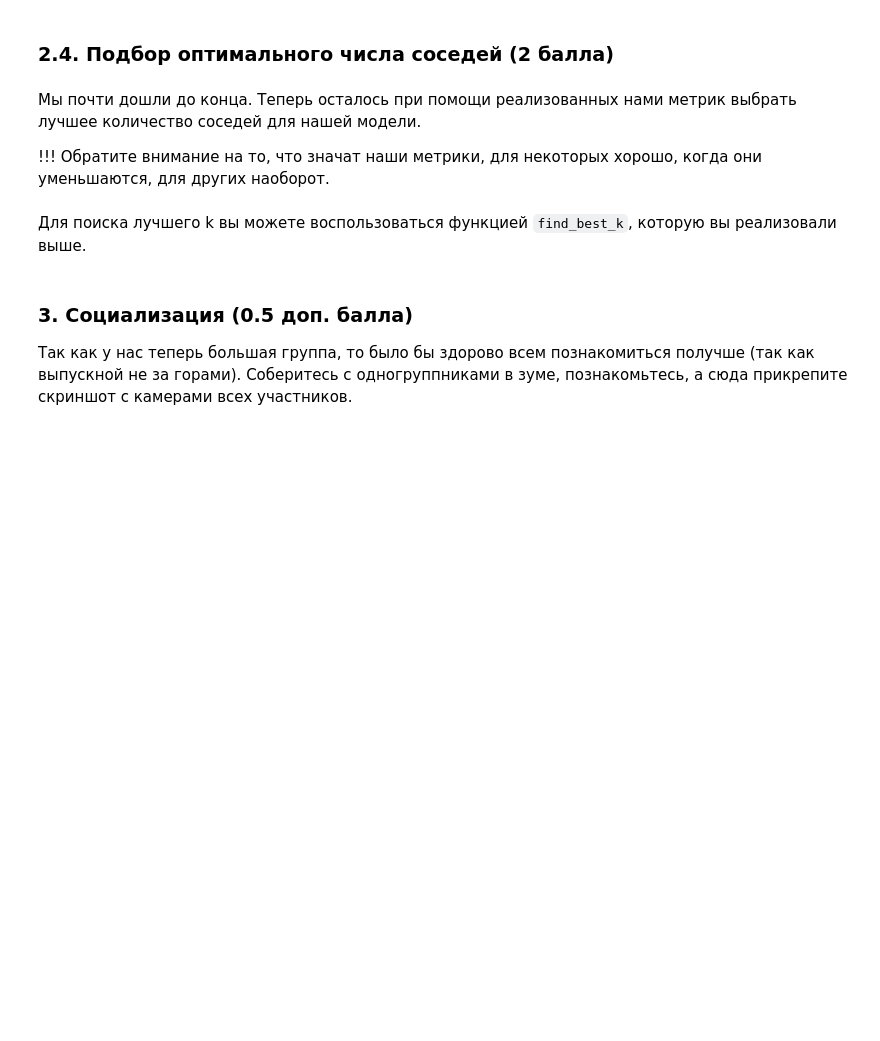
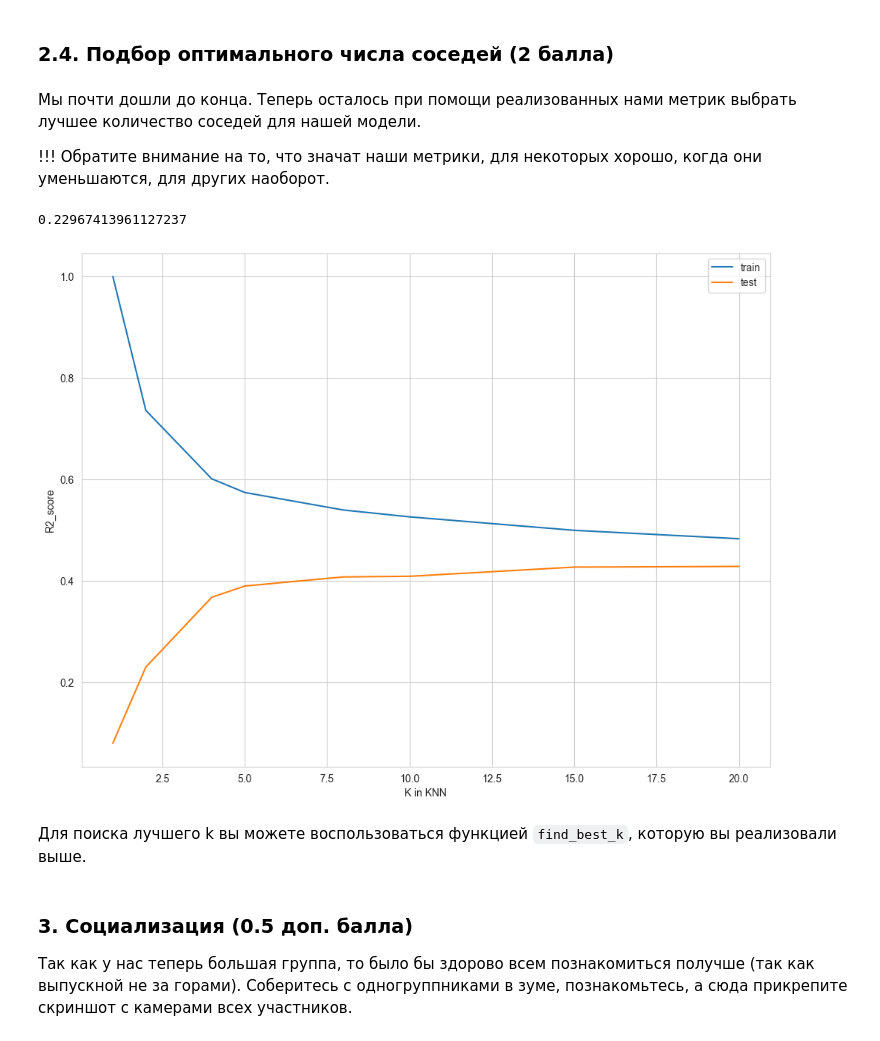
Before and after one commit to anshtompel/BI_ML_2024, a Jupyter notebook: hw1_knn/code/KNN.ipynb, the cells around one changed output. Drawn from its saved outputs; the diff is of its cells as text; code cells hidden in the pictures; blank space fills up the shorter version.

```diff
--- a/hw1_knn/code/KNN.ipynb
+++ b/hw1_knn/code/KNN.ipynb
@@ -344,3 +444,11 @@ from sklearn.pipeline import Pipeline
 ### 2.2. Регрессионная модель (1 балл)
 # %% [markdown]
 Создайте модель `KNeighborsRegressor`, обучите ее на треноровочных данных и сделайте предсказания.
+# %%
+X, y = load_diabetes(as_frame=True, return_X_y=True)
+X_train, X_test, y_train, y_test = train_test_split(X, y, test_size = 0.35)
+
+knn_reg = KNeighborsRegressor(n_neighbors=2)
+knn_reg.fit(X_train, y_train)
+knn_regresion_prediction = knn_reg.predict(X_test)
+knn_regresion_prediction
@@ -366,6 +493,41 @@ $MAE = \frac{1}{n}\sum_i^n{|y_i - \hat{y_i}|}$
 !!! Обратите внимание на то, что значат наши метрики, для некоторых хорошо, когда они уменьшаются, для других наоборот.
 # %%
 from metrics import r_squared, mse, mae
+r_squared(knn_regresion_prediction, y_test)
+# %% [output]
+0.22967413961127237
+# %%
+params = [1, 2, 4, 5, 8, 10, 15, 20]
+
+def find_best_k(X_train, y_train, X_test, y_test, params, metric):
+    test_k = []
+    train_k =[]
+
+    y_train = y_train.astype(int)
+    y_test = y_test.astype(int)
+
+    for k in params:
+        knn_classifier_find_k = KNeighborsRegressor(n_neighbors=k)
+        knn_classifier_find_k.fit(X_train, y_train)
+        prediction_find_k_test = knn_classifier_find_k.predict(X_test)
+        test_k.append(metric(y_test, prediction_find_k_test))
+
+        prediction_find_k_train = knn_classifier_find_k.predict(X_train)
+        train_k.append(metric(y_train, prediction_find_k_train))
+
+    return test_k, train_k
+
+test_metrics, train_metrics = find_best_k(X_train, y_train, X_test, y_test, params, r2_score)
+
+
+plt.plot(params, train_metrics, label="train")
+plt.plot(params, test_metrics, label="test")
+plt.legend()
+plt.xlabel("K in KNN")
+plt.ylabel("R2_score")
+None
+# %% [output]
+[figure, added]
 # %% [markdown]
 Для поиска лучшего k вы можете воспользоваться функцией `find_best_k`, которую вы реализовали выше.
 # %% [markdown]
```
Also changed, not shown: parts of 13 cells of this notebook.
